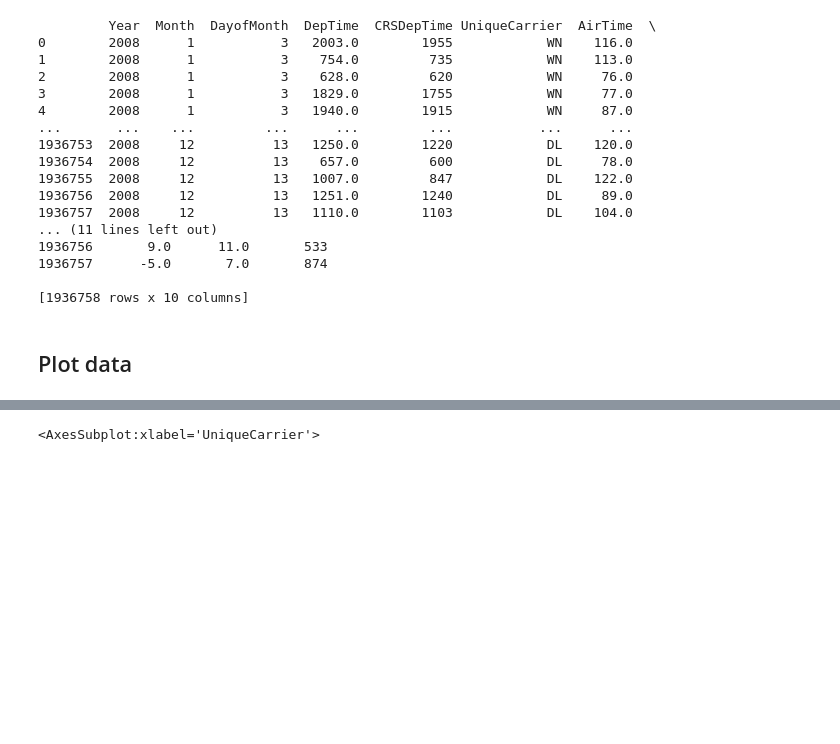
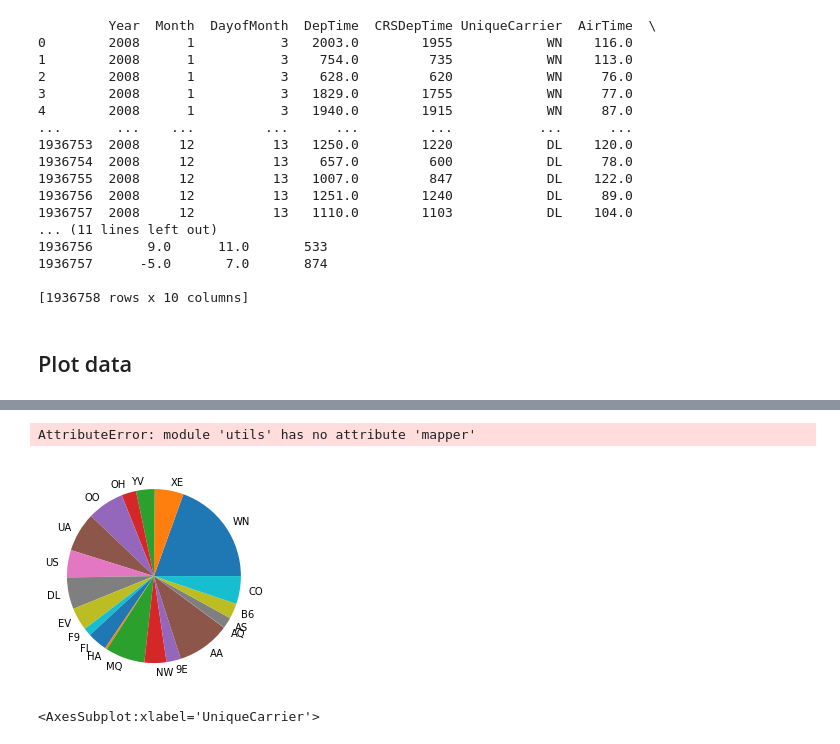
Before and after one commit to ndrini/CDP_M1_T01_numpy, a Jupyter notebook: M2_T01_matplotlib.ipynb, the cells around one changed output, grey strips where cells are left out. Saved outputs shown, nothing was run; the diff lists cells and outputs as text; code cells hidden in the pictures; blank space fills up the shorter version.

```diff
--- a/M2_T01_matplotlib.ipynb
+++ b/M2_T01_matplotlib.ipynb
@@ -81,0 +151,3 @@ The task is:
+# %%
+pie_df = df.groupby('UniqueCarrier', as_index=False, sort=False)['ArrDelay'].size()
+pie_df.head()
@@ -82,3 +161,21 @@ The task is:
+# %%
+# add explicit Carrier name
+pie_df['CarrierName'] = pie_df.apply(
+    lambda row : utils.mapper.find_carrier_name(
+        row['UniqueCarrier']))
+
+pie_df
+# %% [output]
+AttributeError: module 'utils' has no attribute 'mapper'
+# %%
+plt.pie(
+    pie_df['size'],
+    labels=pie_df['UniqueCarrier'],
+    # colors=colors
+    )
+plt.show()
+# %% [output]
+[figure, added]
 # %%
 # 1. Create a view for a categorical variable (UniqueCarrier)
 # count the flight total number for each carrier
```
Also changed, not shown: parts of 11 cells of this notebook, 3 other files.
